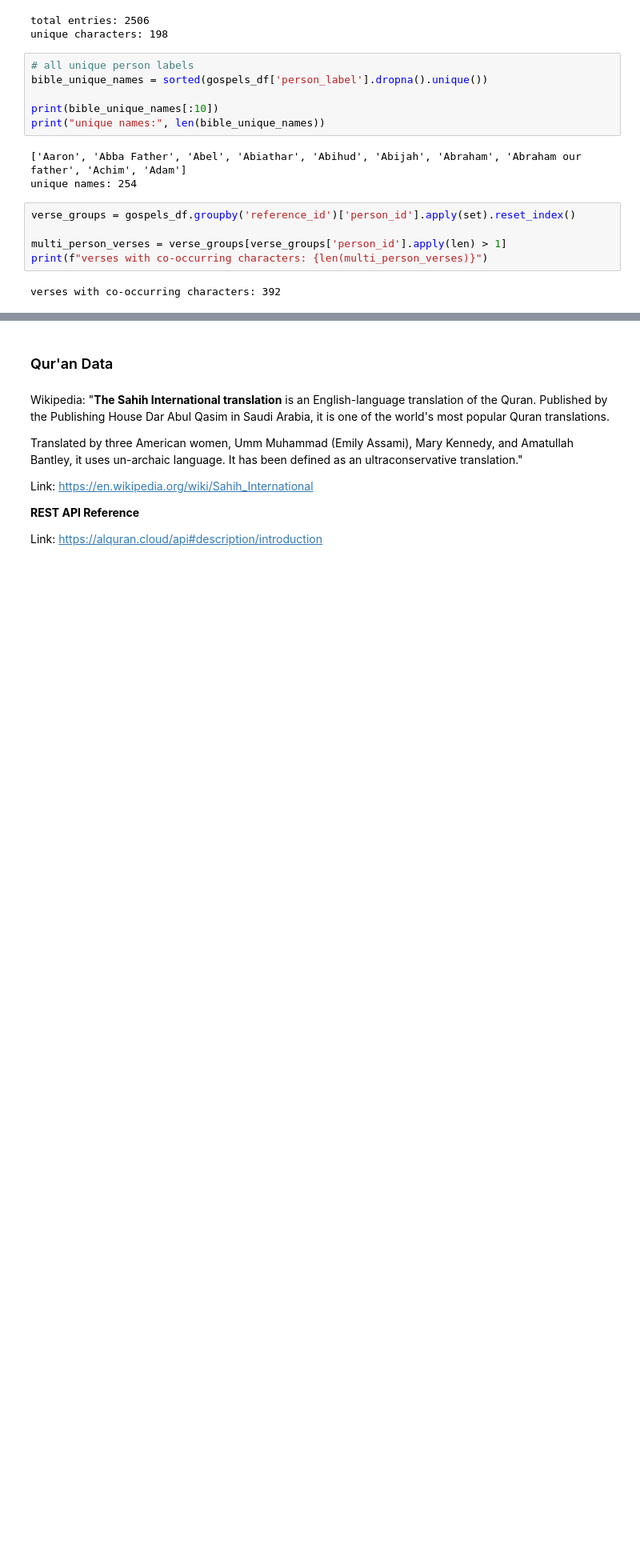
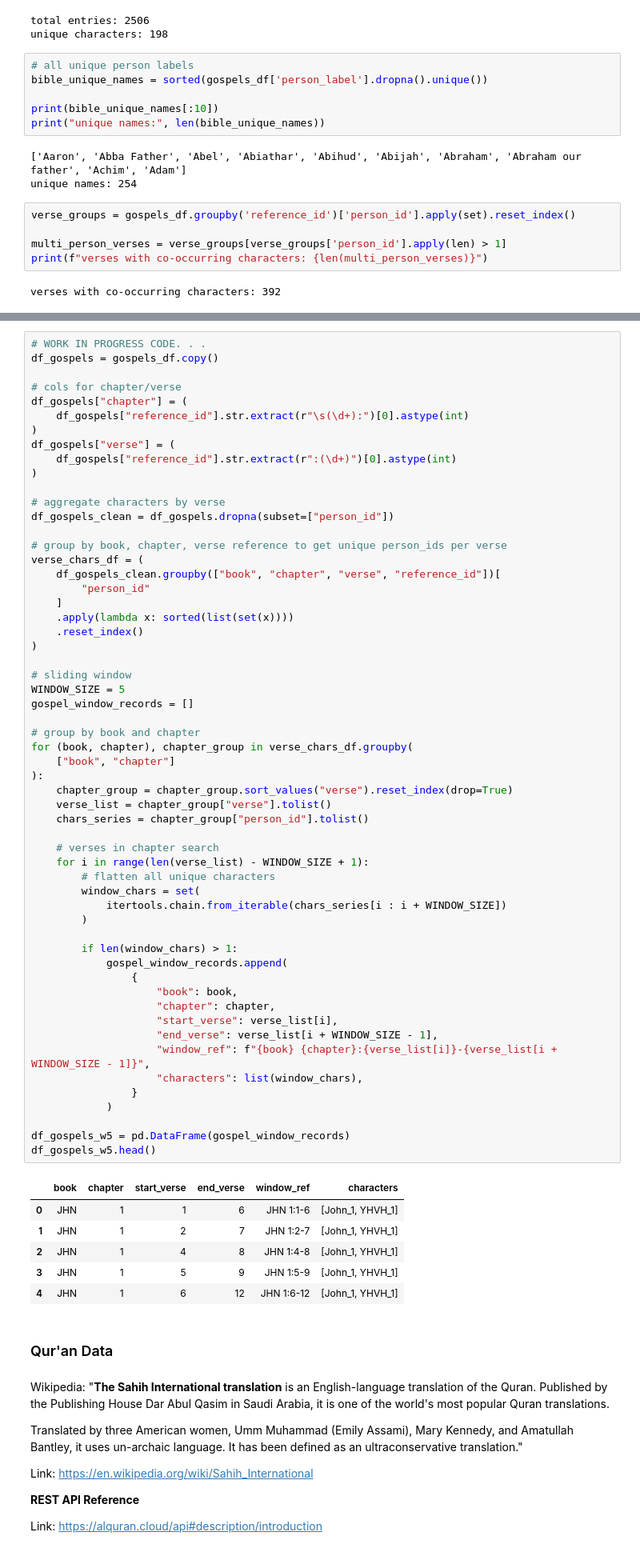
Before and after one commit to erinabruzzy/DSAN6400, a Jupyter notebook: social_network_analysis.ipynb, the cells around one changed output, grey strips where cells are left out. Shown at 80% size. Drawn from its saved outputs; the diff is of its cells as text; blank space fills up the shorter version.

```diff
--- a/social_network_analysis.ipynb
+++ b/social_network_analysis.ipynb
@@ -92,3 +91,67 @@ verses with co-occurring characters: 392
+# %%
+# WORK IN PROGRESS CODE. . .
+df_gospels = gospels_df.copy()
+
+# cols for chapter/verse
+df_gospels["chapter"] = (
+    df_gospels["reference_id"].str.extract(r"\s(\d+):")[0].astype(int)
+)
+df_gospels["verse"] = (
+    df_gospels["reference_id"].str.extract(r":(\d+)")[0].astype(int)
+)
+
+# aggregate characters by verse
+df_gospels_clean = df_gospels.dropna(subset=["person_id"])
+
+# group by book, chapter, verse reference to get unique person_ids per verse
+verse_chars_df = (
+    df_gospels_clean.groupby(["book", "chapter", "verse", "reference_id"])[
+        "person_id"
+    ]
+    .apply(lambda x: sorted(list(set(x))))
+    .reset_index()
+)
+
+# sliding window
+WINDOW_SIZE = 5
+gospel_window_records = []
+
+# group by book and chapter
+for (book, chapter), chapter_group in verse_chars_df.groupby(
+    ["book", "chapter"]
+):
+    chapter_group = chapter_group.sort_values("verse").reset_index(drop=True)
+    verse_list = chapter_group["verse"].tolist()
+    chars_series = chapter_group["person_id"].tolist()
+
+    # verses in chapter search
+    for i in range(len(verse_list) - WINDOW_SIZE + 1):
+        # flatten all unique characters
+        window_chars = set(
+            itertools.chain.from_iterable(chars_series[i : i + WINDOW_SIZE])
+        )
+
+        if len(window_chars) > 1:
+            gospel_window_records.append(
+                {
+                    "book": book,
+                    "chapter": chapter,
+                    "start_verse": verse_list[i],
+                    "end_verse": verse_list[i + WINDOW_SIZE - 1],
+                    "window_ref": f"{book} {chapter}:{verse_list[i]}-{verse_list[i + WINDOW_SIZE - 1]}",
+                    "characters": list(window_chars),
+                }
+            )
+
+df_gospels_w5 = pd.DataFrame(gospel_window_records)
+df_gospels_w5.head()
+# %% [output]
+|  | book | chapter | start_verse | end_verse | window_ref | characters |
+| 0 | JHN | 1 | 1 | 6 | JHN 1:1-6 | [John_1, YHVH_1] |
+| 1 | JHN | 1 | 2 | 7 | JHN 1:2-7 | [John_1, YHVH_1] |
+| 2 | JHN | 1 | 4 | 8 | JHN 1:4-8 | [John_1, YHVH_1] |
+| 3 | JHN | 1 | 5 | 9 | JHN 1:5-9 | [John_1, YHVH_1] |
+| 4 | JHN | 1 | 6 | 12 | JHN 1:6-12 | [John_1, YHVH_1] |
 # %% [markdown]
 ### Qur'an Data
 # %% [markdown]
```
Also changed, not shown: parts of 7 cells of this notebook, 2 other files.
